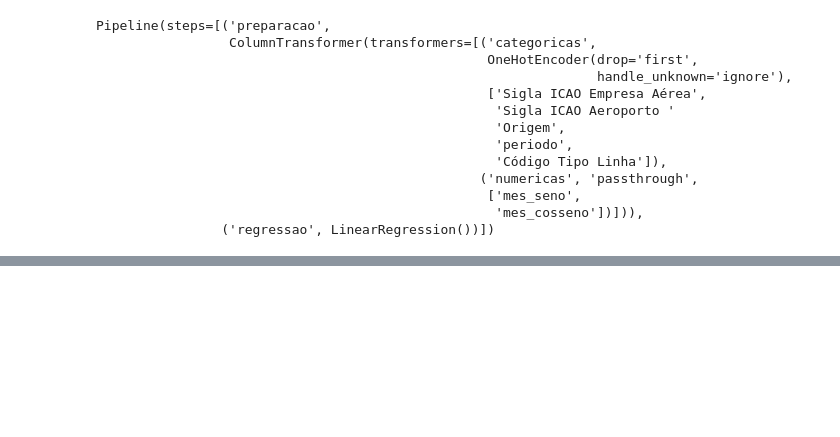
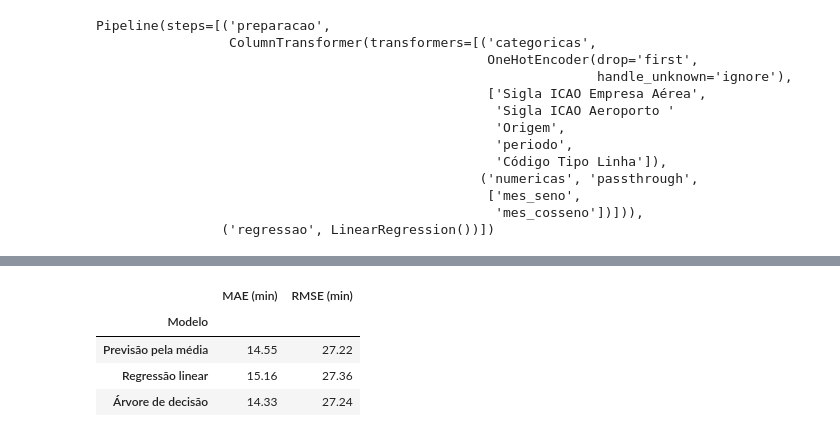
Before and after one commit to Matex0406/Projeto_2_CB, a Jupyter notebook: Projeto_2_CB.ipynb, the cells around one changed output, grey strips where cells are left out. Cells and saved outputs as stored; diff of their text form; code cells hidden in the pictures; blank space fills up the shorter version.

```diff
--- a/Projeto_2_CB.ipynb
+++ b/Projeto_2_CB.ipynb
@@ -574,0 +783,8 @@ Note: you may need to restart the kernel to use updated packages.
+# %%
+resultados_validacao.round(2)
+# %% [output]
+|  | MAE (min) | RMSE (min) |
+| Modelo |  |  |
+| Previsão pela média | 14.55 | 27.22 |
+| Regressão linear | 15.16 | 27.36 |
+| Árvore de decisão | 14.33 | 27.24 |
```
Also changed, not shown: parts of 17 cells of this notebook.
